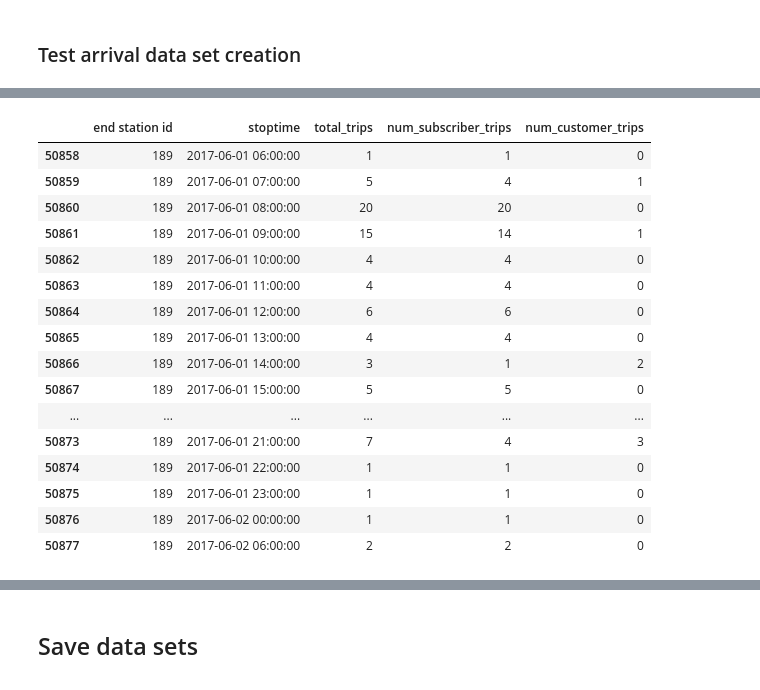
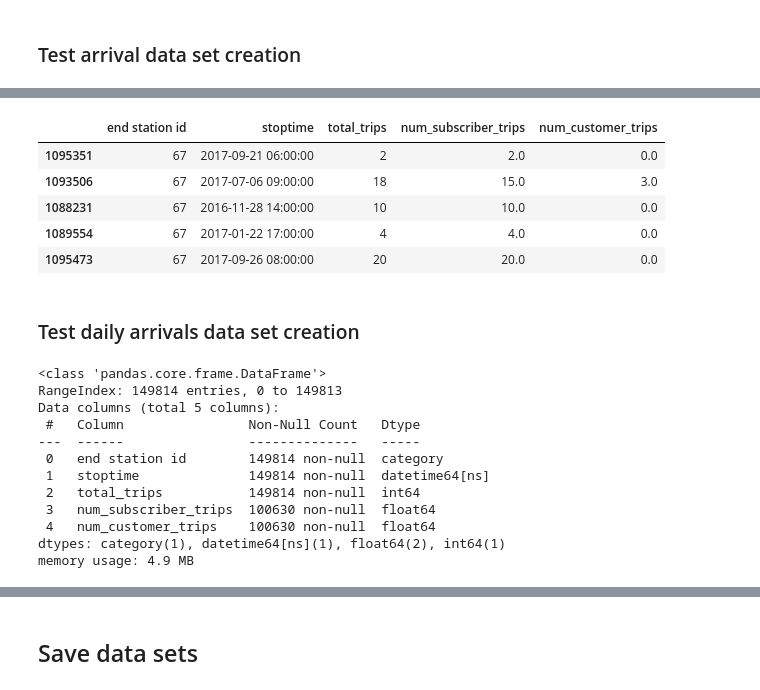
Before and after one commit to Biodun/BlueBike-availability-prediction, a Jupyter notebook: notebooks/create_hourly_ridership_totals.ipynb, the cells around one changed output, grey strips where cells are left out. Cells and saved outputs as stored; diff of their text form; code cells hidden in the pictures.

```diff
--- a/notebooks/create_hourly_ridership_totals.ipynb
+++ b/notebooks/create_hourly_ridership_totals.ipynb
@@ -26,0 +22,5 @@ TRIP_DATA_FOLDER = DATA_FOLDER / 'interim' / 'tripdata'
+# %%
+year = '2017'
+data_file_url = "https://s3.amazonaws.com/hubway-data/201701-hubway-tripdata.zip"
+downloaded_file_df = pd.read_csv(data_file_url, parse_dates=['starttime', 'stoptime'], compression='zip')
+downloaded_file_df.info()
@@ -29,11 +80,19 @@ TRIP_DATA_FOLDER = DATA_FOLDER / 'interim' / 'tripdata'
 # %%
-TRIP_DATA_FILE = TRIP_DATA_FOLDER / '201706-hubway-tripdata.zip'
+ROOT_FOLDER = here('/home/aiwayemi/data_science/Data-Science-Projects/bluebike_availability_prediction')
+DATA_FOLDER = ROOT_FOLDER / 'data'
+WEATHER_DATA_FOLDER = DATA_FOLDER / 'processed'
+TRIP_DATA_FOLDER = DATA_FOLDER / 'processed/hourly_ridership_data'
+
 trip_columns = ['tripduration', 'starttime', 'stoptime', 'start station id',
        'start station name', 'end station id', 'end station name',
        'bikeid', 'usertype', 'birth year', 'gender']
-trip_data = pd.read_csv(TRIP_DATA_FILE, parse_dates=['starttime', 'stoptime'], compression='zip')
+start_year = 2016
+end_year = 2017
+trip_data = download_trip_data(start_year=start_year, end_year=end_year)
 trip_data = trip_data[trip_columns]
-#TODO Fix the timezone of the data. Should be EST not UTC.
+
+# Save data file to disk
+trip_data.to_csv(DATA_FOLDER / 'processed' / f'{start_year}-{end_year}_bluebike_trip_data.csv')
 trip_data.info()
 # %% [output]
 <class 'pandas.core.frame.DataFrame'>
@@ -57,3 +116,7 @@ memory usage: 13.6+ MB
+# %%
+categorical_columns = ['bikeid', 'start station id', 'end station id']
+for column in categorical_columns:
+    trip_data[column] = trip_data[column].astype('category')
 # %%
 trip_data.head()
 # %% [output]
@@ -83,14 +155,14 @@ report.to_notebook_iframe()
 * Station zip code or other location identifier
 # %%
 
-def create_departure_data_set(df: pd.DataFrame) -> pd.DataFrame:
-    """Generate data set of total departures from all stations in each hour"""
+def create_departure_data_set(df: pd.DataFrame, aggregation_interval='H') -> pd.DataFrame:
+    """Generate data set of total departures from all stations in the specified aggregation interval"""
 
     # One-hot encode the usertype column
     df = pd.get_dummies(df, columns=['usertype'])
 
     # Sum ridership in each hour for each station
-    df = df.groupby(['start station id', pd.Grouper(key='starttime', freq='H')]).agg(
+    df = df.groupby(['start station id', pd.Grouper(key='starttime', freq=aggregation_interval)]).agg(
                 total_trips = ('tripduration', 'count'),
                 num_subscriber_trips = ('usertype_Subscriber', 'sum'),
                 num_customer_trips = ('usertype_Customer', 'sum')
@@ -98,14 +170,14 @@ def create_departure_data_set(df: pd.DataFrame) -> pd.DataFrame:
 
     return df
 
-def create_arrival_data_set(df: pd.DataFrame) -> pd.DataFrame:
-    """Generate data set of total arrivals at each stations in each hour"""
+def create_arrival_data_set(df: pd.DataFrame, aggregation_interval='H') -> pd.DataFrame:
+    """Generate data set of total arrivals at each stations in the specified aggregation interval"""
 
     # One-hot encode the usertype column
     df = pd.get_dummies(df, columns=['usertype'])
 
     # Sum ridership in each hour for each station
-    df = df.groupby(['end station id', pd.Grouper(key='stoptime', freq='H')]).agg(
+    df = df.groupby(['end station id', pd.Grouper(key='stoptime', freq=aggregation_interval)]).agg(
                 total_trips = ('tripduration', 'count'),
                 num_subscriber_trips = ('usertype_Subscriber', 'sum'),
                 num_customer_trips = ('usertype_Customer', 'sum')
@@ -208,20 +325,27 @@ memory usage: 1.3 MB
 # %%
-test_arrival_df.query('`end station id` == 189').head(20)
+test_arrival_df.query('`end station id` == 67').sample(5)
 # %% [output]
 |  | end station id | stoptime | total_trips | num_subscriber_trips | num_customer_trips |
-| 50858 | 189 | 2017-06-01 06:00:00 | 1 | 1 | 0 |
-| 50859 | 189 | 2017-06-01 07:00:00 | 5 | 4 | 1 |
-| 50860 | 189 | 2017-06-01 08:00:00 | 20 | 20 | 0 |
-| 50861 | 189 | 2017-06-01 09:00:00 | 15 | 14 | 1 |
-| 50862 | 189 | 2017-06-01 10:00:00 | 4 | 4 | 0 |
-| 50863 | 189 | 2017-06-01 11:00:00 | 4 | 4 | 0 |
-| 50864 | 189 | 2017-06-01 12:00:00 | 6 | 6 | 0 |
-| 50865 | 189 | 2017-06-01 13:00:00 | 4 | 4 | 0 |
-| 50866 | 189 | 2017-06-01 14:00:00 | 3 | 1 | 2 |
-| 50867 | 189 | 2017-06-01 15:00:00 | 5 | 5 | 0 |
-| ... | ... | ... | ... | ... | ... |
-| 50873 | 189 | 2017-06-01 21:00:00 | 7 | 4 | 3 |
-| 50874 | 189 | 2017-06-01 22:00:00 | 1 | 1 | 0 |
-| 50875 | 189 | 2017-06-01 23:00:00 | 1 | 1 | 0 |
-| 50876 | 189 | 2017-06-02 00:00:00 | 1 | 1 | 0 |
-| 50877 | 189 | 2017-06-02 06:00:00 | 2 | 2 | 0 |
+| 1095351 | 67 | 2017-09-21 06:00:00 | 2 | 2.0 | 0.0 |
+| 1093506 | 67 | 2017-07-06 09:00:00 | 18 | 15.0 | 3.0 |
+| 1088231 | 67 | 2016-11-28 14:00:00 | 10 | 10.0 | 0.0 |
+| 1089554 | 67 | 2017-01-22 17:00:00 | 4 | 4.0 | 0.0 |
+| 1095473 | 67 | 2017-09-26 08:00:00 | 20 | 20.0 | 0.0 |
+# %% [markdown]
+### Test daily arrivals data set creation
+# %%
+daily_arrivals_data = create_arrival_data_set(trip_data, aggregation_interval='D')
+daily_arrivals_data.info()
+# %% [output]
+<class 'pandas.core.frame.DataFrame'>
+RangeIndex: 149814 entries, 0 to 149813
+Data columns (total 5 columns):
+ #   Column                Non-Null Count   Dtype
+---  ------                --------------   -----
+ 0   end station id        149814 non-null  category
+ 1   stoptime              149814 non-null  datetime64[ns]
+ 2   total_trips           149814 non-null  int64
+ 3   num_subscriber_trips  100630 non-null  float64
+ 4   num_customer_trips    100630 non-null  float64
+dtypes: category(1), datetime64[ns](1), float64(2), int64(1)
+memory usage: 4.9 MB
```
Also changed, not shown: parts of 23 cells of this notebook.
